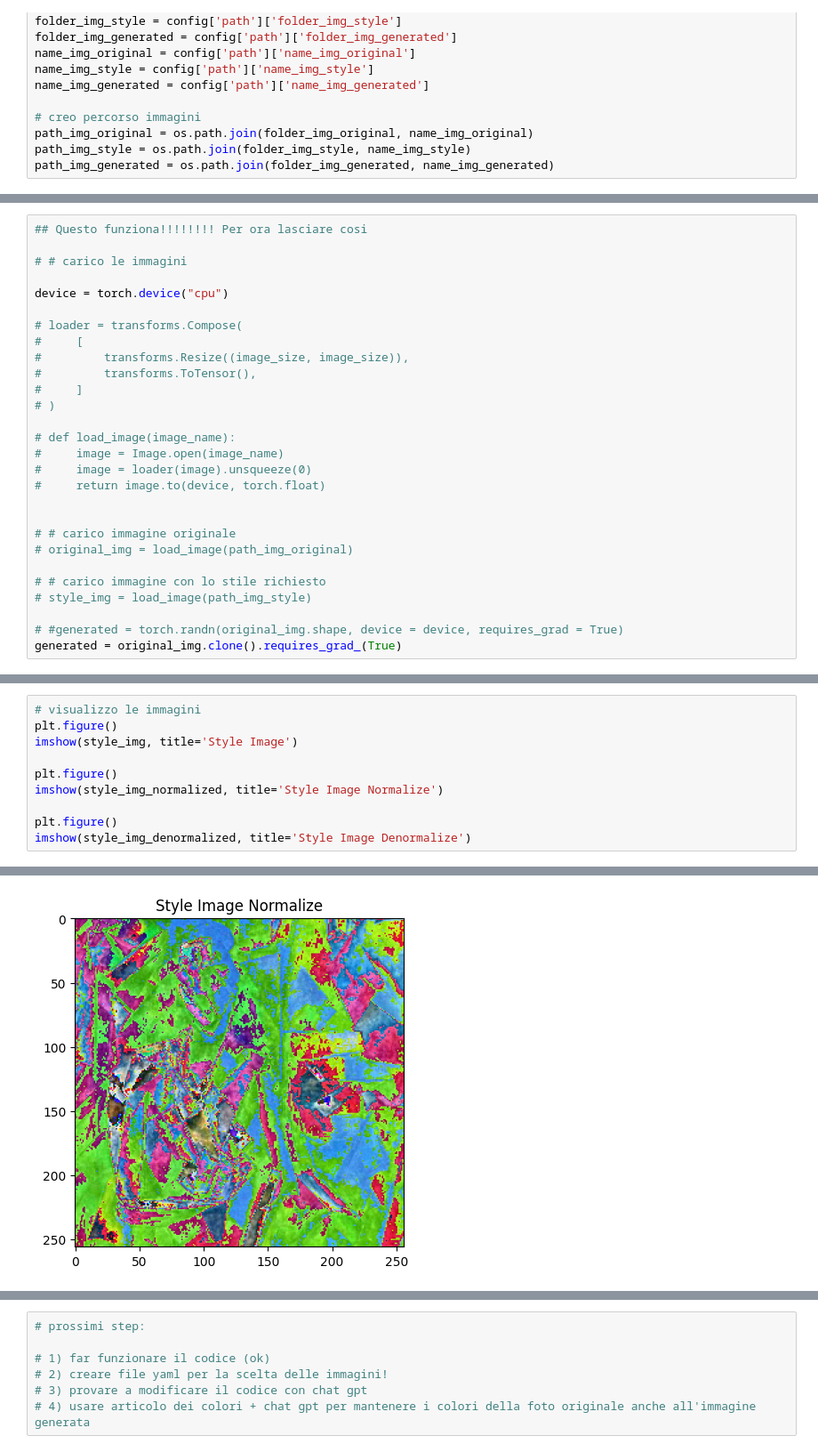
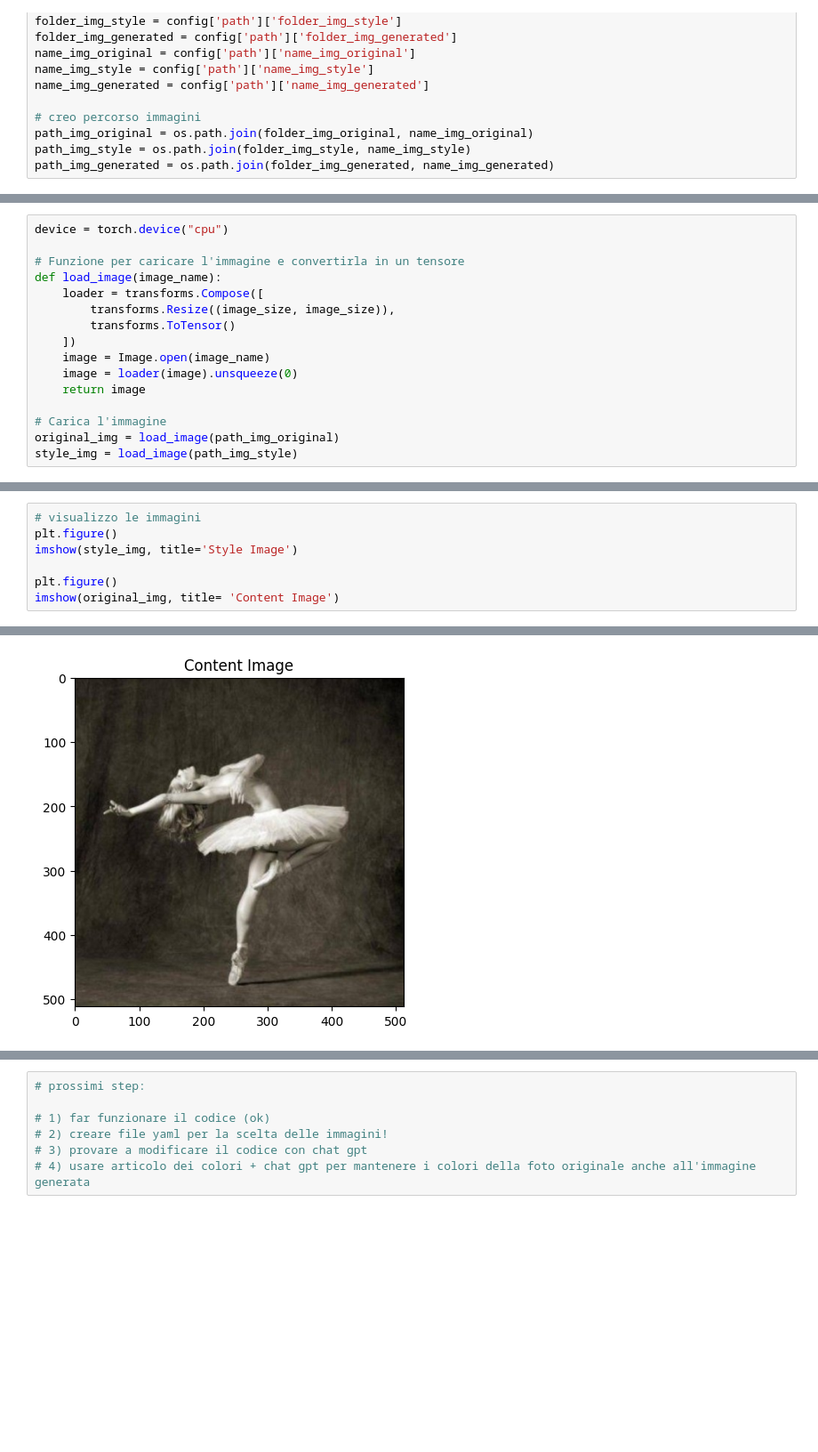
Before and after one commit to alessandro-mannolini/neural-transfer-style, a Jupyter notebook: neural_transfer_style.ipynb, the cells around one changed output, grey strips where cells are left out. Shown at 89% size. Saved outputs shown, nothing was run; the diff lists cells and outputs as text; blank space fills up the shorter version.

```diff
--- a/neural_transfer_style.ipynb
+++ b/neural_transfer_style.ipynb
@@ -63,28 +67,16 @@ class VGG(nn.Module):
 # %%
-## Questo funziona!!!!!!!! Per ora lasciare cosi
-
-# # carico le immagini
-
 device = torch.device("cpu")
 
-# loader = transforms.Compose(
-#     [
-#         transforms.Resize((image_size, image_size)),
-#         transforms.ToTensor(),
-#     ]
-# )
+# Funzione per caricare l'immagine e convertirla in un tensore
+def load_image(image_name):
+    loader = transforms.Compose([
+        transforms.Resize((image_size, image_size)),
+        transforms.ToTensor()
+    ])
+    image = Image.open(image_name)
+    image = loader(image).unsqueeze(0)
+    return image
 
-# def load_image(image_name):
-#     image = Image.open(image_name)
-#     image = loader(image).unsqueeze(0)
-#     return image.to(device, torch.float)
-
-
-# # carico immagine originale
-# original_img = load_image(path_img_original)
-
-# # carico immagine con lo stile richiesto
-# style_img = load_image(path_img_style)
-
-# #generated = torch.randn(original_img.shape, device = device, requires_grad = True)
-generated = original_img.clone().requires_grad_(True)
+# Carica l'immagine
+original_img = load_image(path_img_original)
+style_img = load_image(path_img_style)
@@ -163,8 +86,5 @@ plt.figure()
 imshow(style_img, title='Style Image')
 
 plt.figure()
-imshow(style_img_normalized, title='Style Image Normalize')
-
-plt.figure()
-imshow(style_img_denormalized, title='Style Image Denormalize')
+imshow(original_img, title= 'Content Image')
 # %% [output]
@@ -172 +92 @@ imshow(style_img_denormalized, title='Style Image Denormalize')
-[figure, old version]
+[figure, new version]
```
Also changed, not shown: parts of 28 cells of this notebook, 3 other files.
